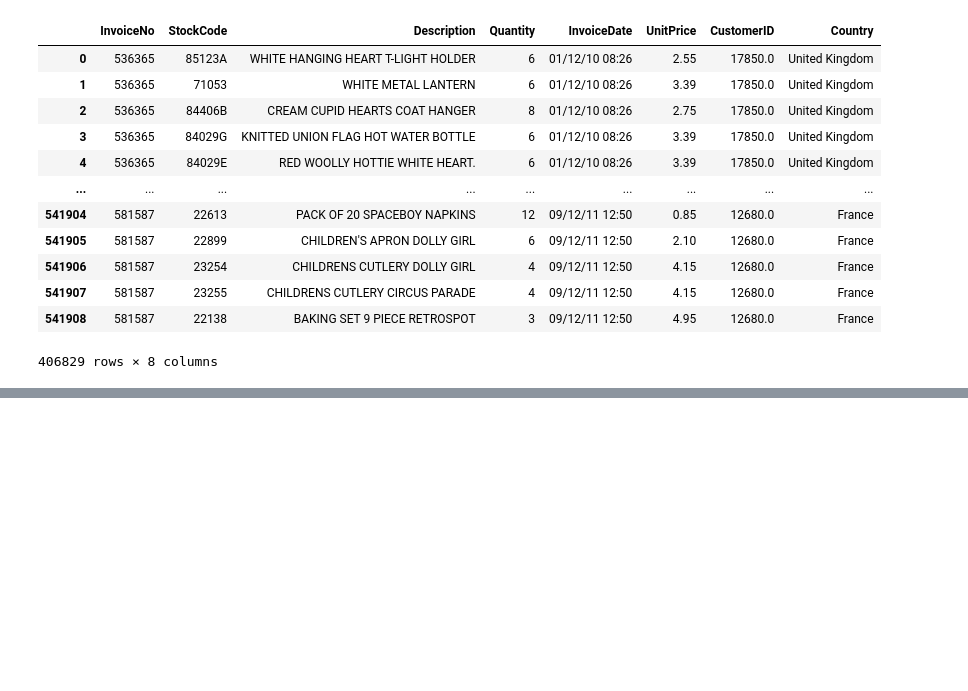
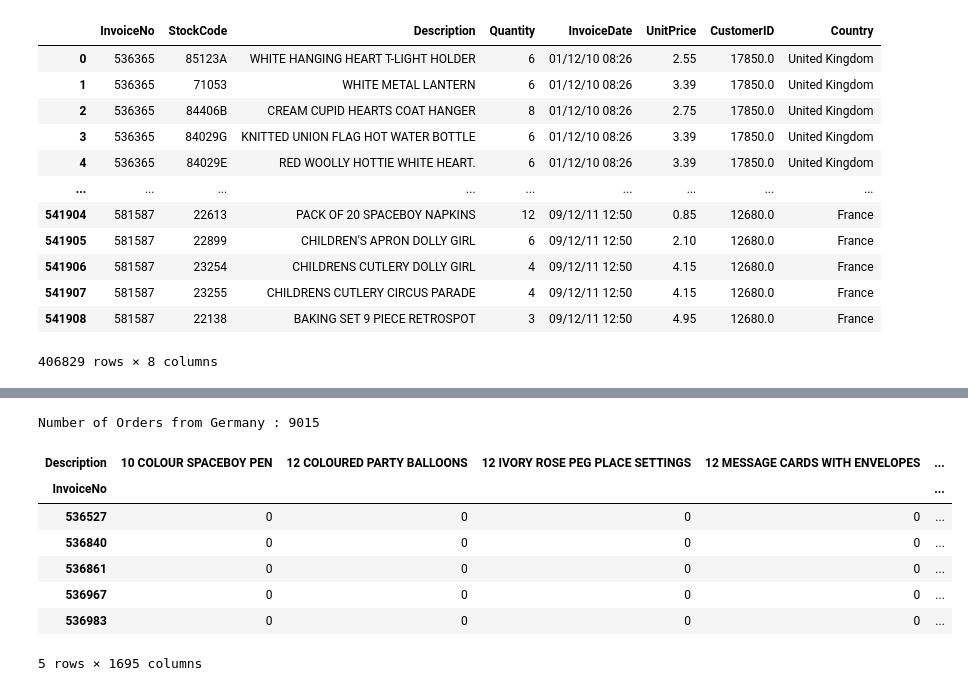
Before and after one commit to codingpanda0112/Market_Basket_Analysis, a Jupyter notebook: Apriori.ipynb, the cells around one changed output, grey strips where cells are left out. Cells and saved outputs as stored; diff of their text form; code cells hidden in the pictures; blank space fills up the shorter version.

```diff
--- a/Apriori.ipynb
+++ b/Apriori.ipynb
@@ -67,3 +67,7 @@ data
 | 541907 | 581587 | 23255 | CHILDRENS CUTLERY CIRCUS PARADE | 4 | 09/12/11 12:50 | 4.15 | 12680.0 | France |
 | 541908 | 581587 | 22138 | BAKING SET 9 PIECE RETROSPOT | 3 | 09/12/11 12:50 | 4.95 | 12680.0 | France |
 406829 rows × 8 columns
+# %%
+df=data.copy()
+# %%
+df = df[~df['InvoiceNo'].str.contains('C')]
@@ -69,0 +116,14 @@ data
+# %%
+# Select country France to do the Further analysis
+#
+country_select="France"
+country_select="Germany"
+
+data=df[df.Country==country_select].groupby(['InvoiceNo', 'Description'])['Quantity'].sum()
+# %%
+data.shape
+print("Number of Orders from",country_select,":",data.shape[0])
+# %% [output]
+Number of Orders from Germany : 9015
+# %%
+data=data.unstack().reset_index().fillna('0')
@@ -69,0 +132,11 @@ data
+# %%
+data.set_index('InvoiceNo').head()
+# %% [output]
+| Description | 10 COLOUR SPACEBOY PEN | 12 COLOURED PARTY BALLOONS | 12 IVORY ROSE PEG PLACE SETTINGS | 12 MESSAGE CARDS WITH ENVELOPES | ... |
+| InvoiceNo |  |  |  |  | ... |
+| 536527 | 0 | 0 | 0 | 0 | ... |
+| 536840 | 0 | 0 | 0 | 0 | ... |
+| 536861 | 0 | 0 | 0 | 0 | ... |
+| 536967 | 0 | 0 | 0 | 0 | ... |
+| 536983 | 0 | 0 | 0 | 0 | ... |
+5 rows × 1695 columns
```
Also changed, not shown: parts of 10 cells of this notebook.
